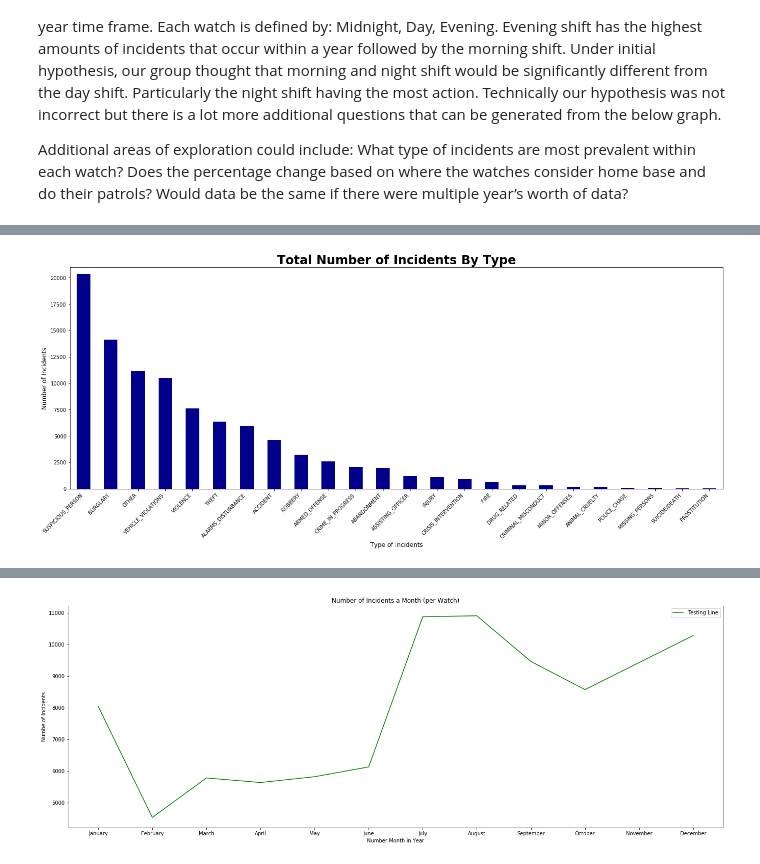
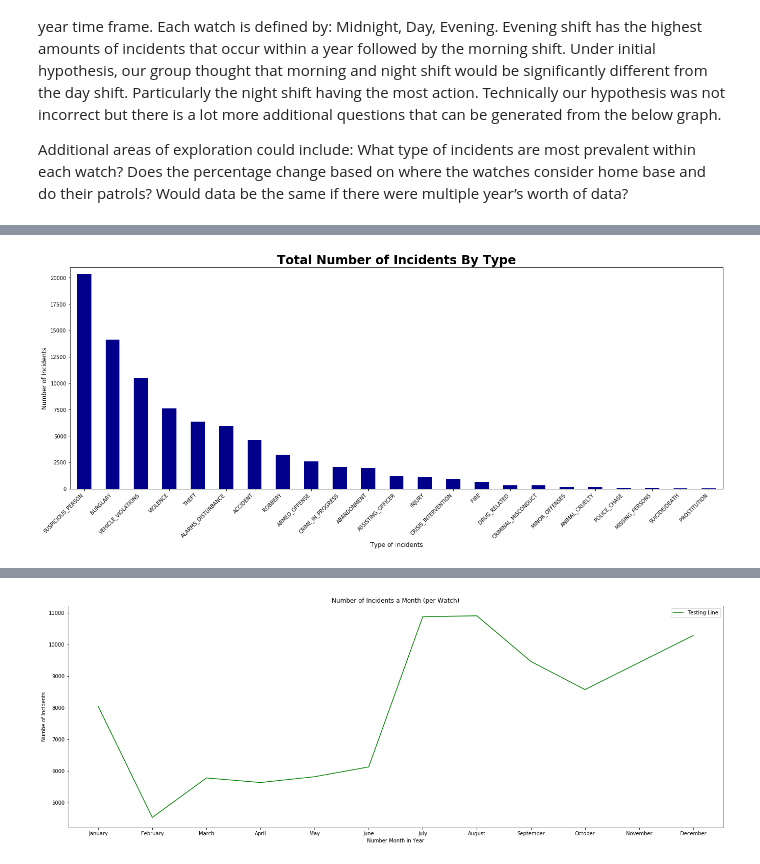
Before and after one commit to benjaminpodell/Project_1, a Jupyter notebook: groupb_beta.ipynb, the cells around one changed output, grey strips where cells are left out. Cells and saved outputs as stored; diff of their text form; code cells hidden in the pictures.

```diff
--- a/groupb_beta.ipynb
+++ b/groupb_beta.ipynb
@@ -356,11 +357,11 @@ Additional areas of exploration could include: What type of incidents are most p
 # %%
-calls.plot(kind="bar", facecolor='darkblue')
+reason_for_call.plot(kind="bar", facecolor='darkblue')
 plt.xticks(rotation=45, ha='right')
 plt.title("Total Number of Incidents By Type", fontsize=24, fontweight='bold')
 plt.ylabel("Number of Incidents", fontsize=12)
 plt.xlabel("Type of Incidents", fontsize=12)
 plt.rcParams["figure.figsize"] = (23,8)
 plt.ylim(0, 21000)
 plt.show()
 # %% [output]
-[figure, old version]
+[figure, new version]
```
Also changed, not shown: parts of 3 cells of this notebook.
